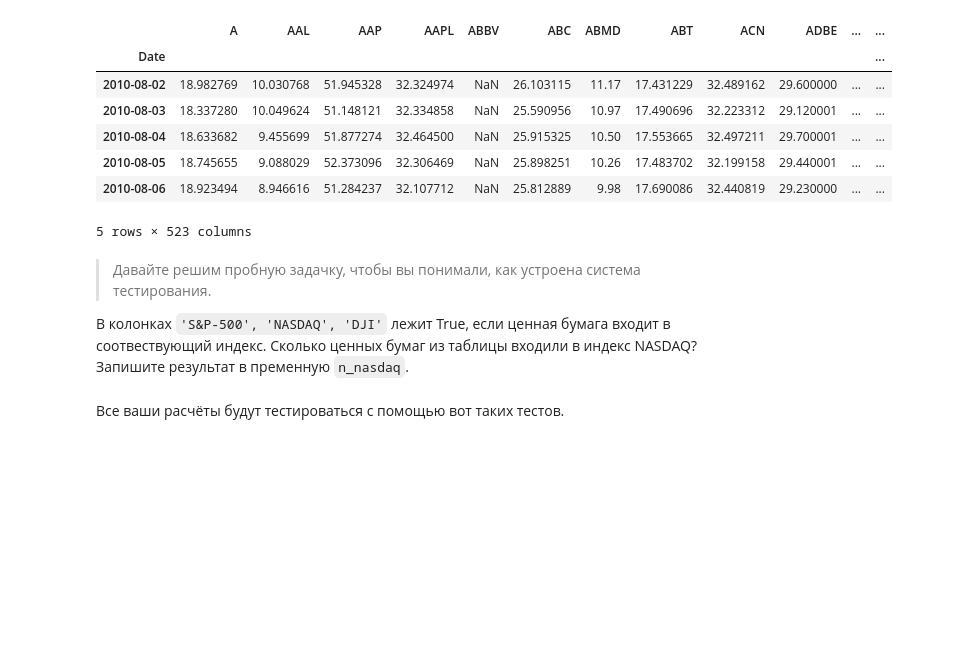
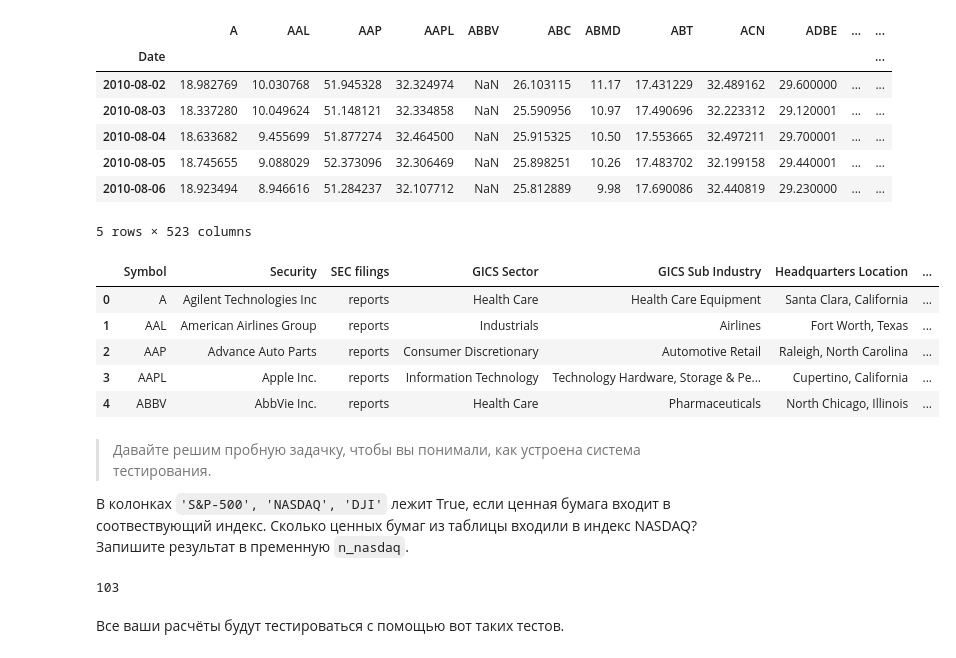
Before and after one commit to freefly-girl/test-for-vscode, a Jupyter notebook: week1/hw01_share_questions.ipynb, the cells around one changed output. Drawn from its saved outputs; the diff is of its cells as text; code cells hidden in the pictures; blank space fills up the shorter version.

```diff
--- a/week1/hw01_share_questions.ipynb
+++ b/week1/hw01_share_questions.ipynb
@@ -35,8 +35,15 @@ df_prices.head()
 | 2010-08-06 | 18.923494 | 8.946616 | 51.284237 | 32.107712 | NaN | 25.812889 | 9.98 | 17.690086 | 32.440819 | 29.230000 | ... | ... |
 5 rows × 523 columns
 # %%
-df_inf = pd.read_csv('information.tsv', sep='\t')
+df_inf = pd.read_csv('data/information.tsv', sep='\t')
 df_inf.head()
+# %% [output]
+|  | Symbol | Security | SEC filings | GICS Sector | GICS Sub Industry | Headquarters Location | ... |
+| 0 | A | Agilent Technologies Inc | reports | Health Care | Health Care Equipment | Santa Clara, California | ... |
+| 1 | AAL | American Airlines Group | reports | Industrials | Airlines | Fort Worth, Texas | ... |
+| 2 | AAP | Advance Auto Parts | reports | Consumer Discretionary | Automotive Retail | Raleigh, North Carolina | ... |
+| 3 | AAPL | Apple Inc. | reports | Information Technology | Technology Hardware, Storage & Pe... | Cupertino, California | ... |
+| 4 | ABBV | AbbVie Inc. | reports | Health Care | Pharmaceuticals | North Chicago, Illinois | ... |
 # %% [markdown]
 > Давайте решим пробную задачку, чтобы вы понимали, как устроена система тестирования.
 
@@ -44,6 +51,8 @@ df_inf.head()
 # %%
 n_nasdaq = df_inf['NASDAQ'].sum() # каждое True это 1, а False 0
 n_nasdaq
+# %% [output]
+103
 # %% [markdown]
 Все ваши расчёты будут тестироваться с помощью вот таких тестов.
 # %%
```
Also changed, not shown: parts of 9 cells of this notebook.
